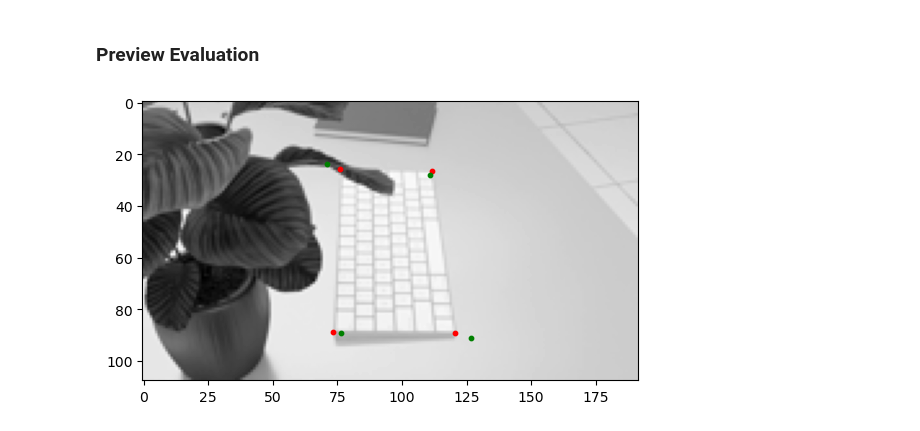
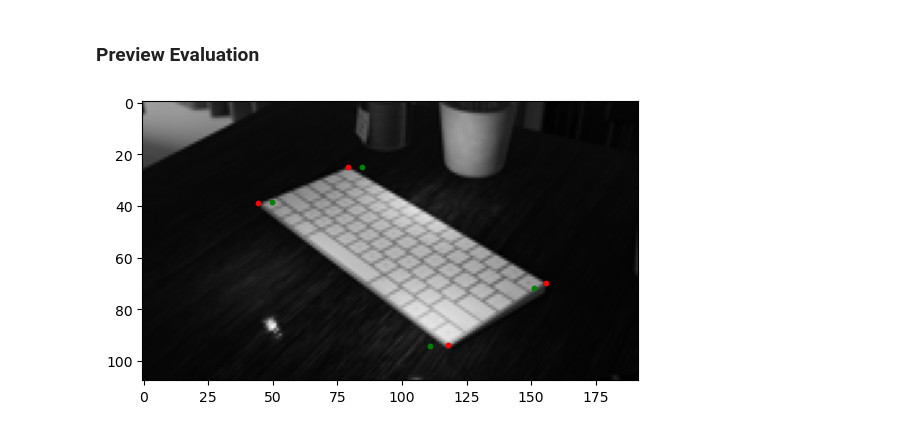
Before and after one commit to TUM-Blockchain-Club/proof-of-gameplay, a Jupyter notebook: model/notebooks/keyboard_tracking.ipynb, the cells around one changed output. Cells and saved outputs as stored; diff of their text form; code cells hidden in the pictures.

```diff
--- a/model/notebooks/keyboard_tracking.ipynb
+++ b/model/notebooks/keyboard_tracking.ipynb
@@ -289,12 +277,12 @@ Test Loss: 43.8766
 # %% [markdown]
 ### Preview Evaluation
 # %%
-idx = 12
+idx = 0
 image, keypoints = test_dataset[idx]
 
 model.eval()
 with torch.no_grad():
     predicted_keypoints = model(image.unsqueeze(0))
     preview_keypoints(test_dataset, predicted_keypoints, idx)
 # %% [output]
-[figure, old version]
+[figure, new version]
```
Also changed, not shown: parts of 5 cells of this notebook, 3 other files.
